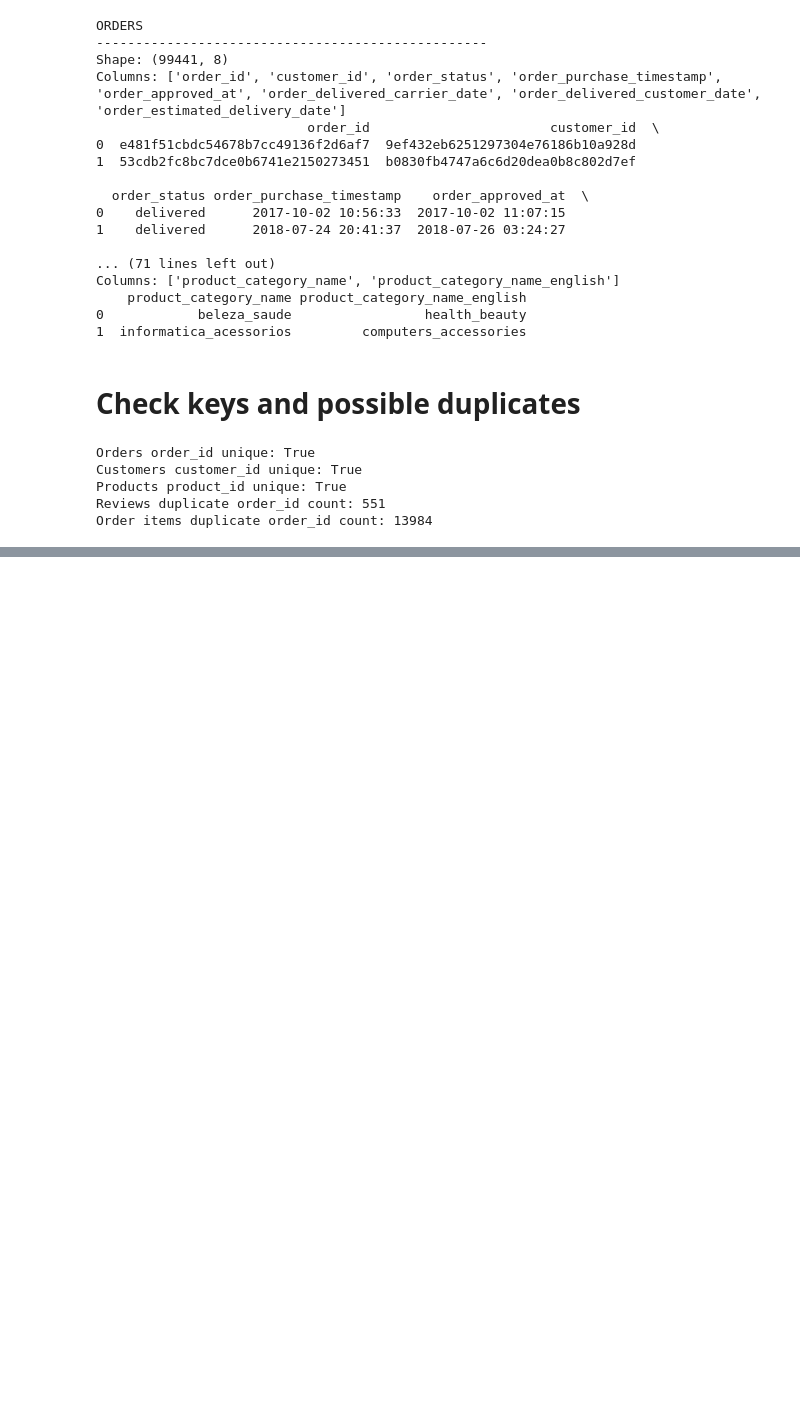
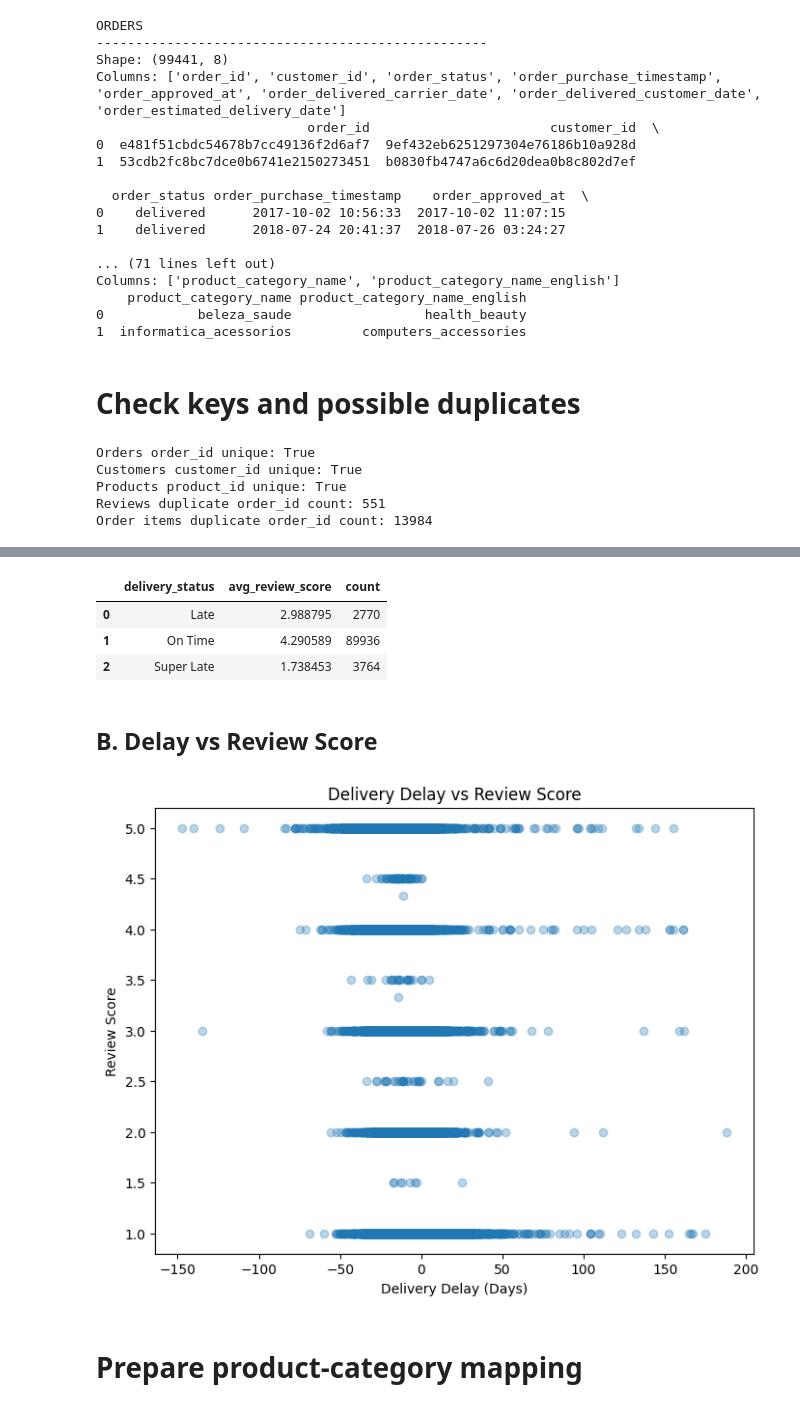
Before and after one commit to BossEl-566/The-Logistics-Auditor, a Jupyter notebook: logistics_auditor.ipynb, the cells around one changed output, grey strips where cells are left out. Saved outputs shown, nothing was run; the diff lists cells and outputs as text; code cells hidden in the pictures; blank space fills up the shorter version.

```diff
--- a/logistics_auditor.ipynb
+++ b/logistics_auditor.ipynb
@@ -84,0 +151,4 @@ Order items duplicate order_id count: 13984
+# %%
+df["delivery_delay_days"] = (
+    df["order_delivered_customer_date"] - df["order_estimated_delivery_date"]
+).dt.days
@@ -84,0 +275,27 @@ Order items duplicate order_id count: 13984
+# %%
+review_analysis = df_delivered.groupby("delivery_status").agg(
+    avg_review_score=("review_score", "mean"),
+    count=("order_id", "count")
+).reset_index()
+
+review_analysis
+# %% [output]
+|  | delivery_status | avg_review_score | count |
+| 0 | Late | 2.988795 | 2770 |
+| 1 | On Time | 4.290589 | 89936 |
+| 2 | Super Late | 1.738453 | 3764 |
+# %% [markdown]
+## B. Delay vs Review Score
+# %%
+import matplotlib.pyplot as plt
+
+plt.figure(figsize=(8, 6))
+plt.scatter(df_delivered["delivery_delay_days"], df_delivered["review_score"], alpha=0.3)
+plt.xlabel("Delivery Delay (Days)")
+plt.ylabel("Review Score")
+plt.title("Delivery Delay vs Review Score")
+plt.show()
+# %% [output]
+[figure, added]
+# %% [markdown]
+# Prepare product-category mapping
```
Also changed, not shown: parts of 32 cells of this notebook.
